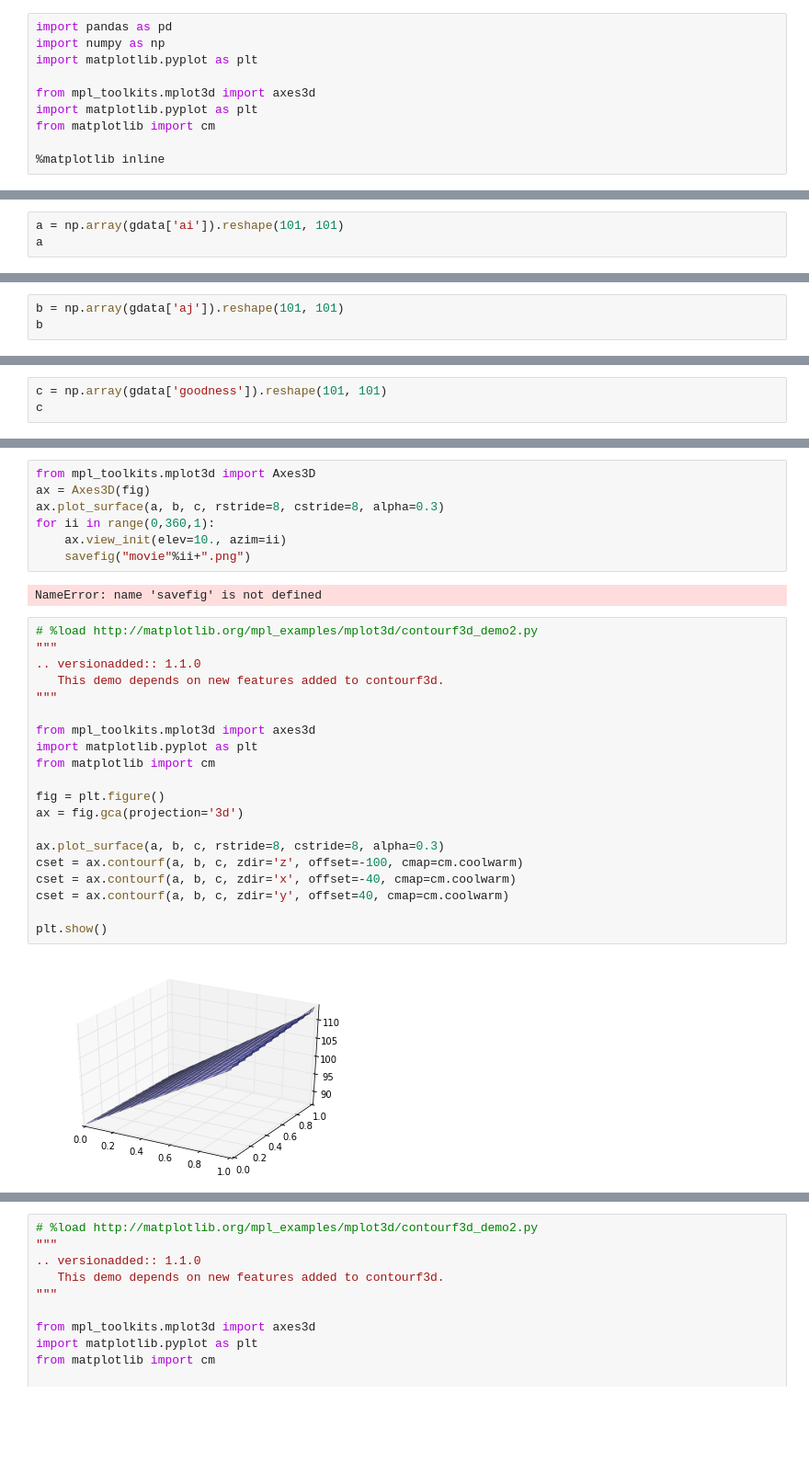
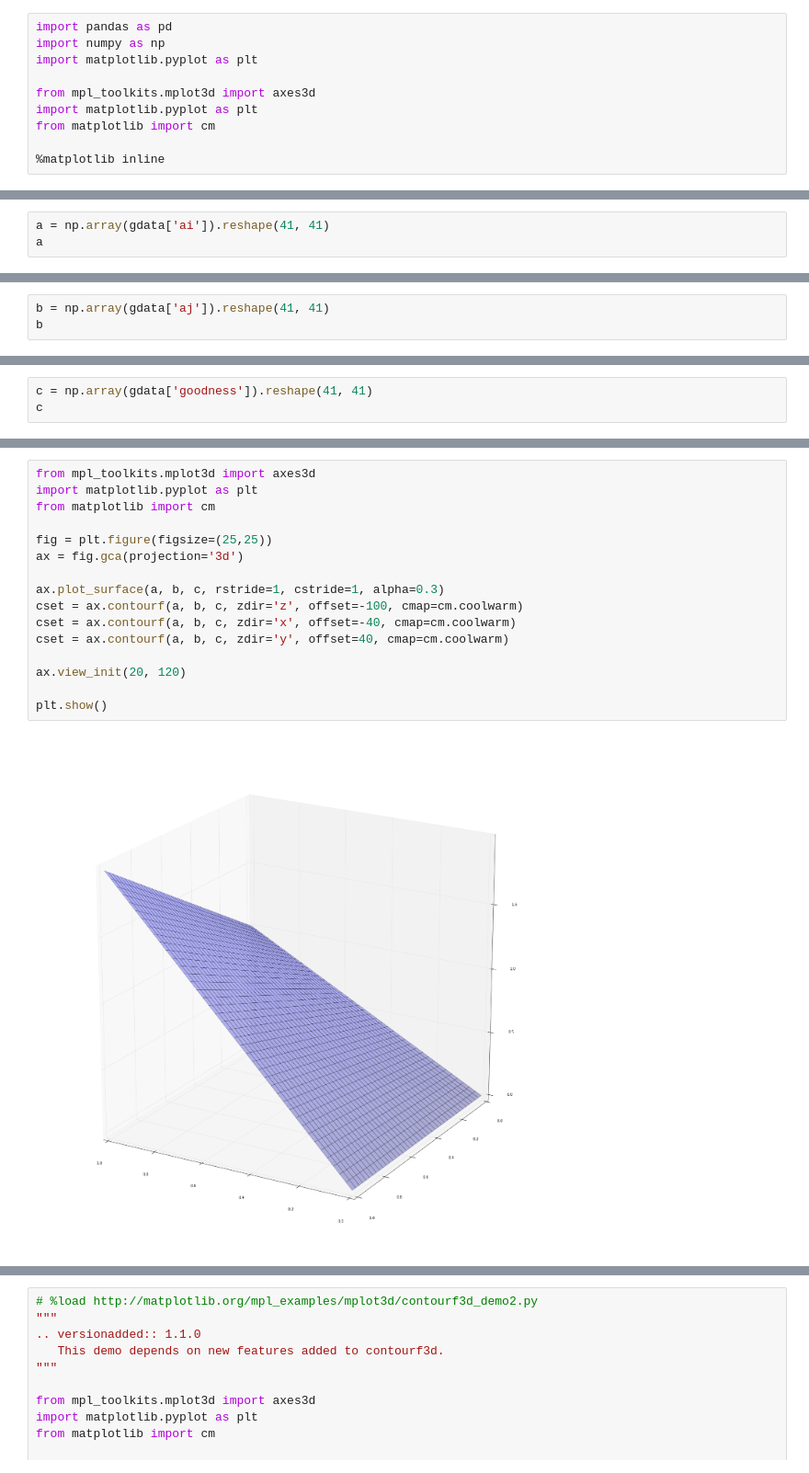
Before and after one commit to chendaniely/multidisciplinary-diffusion-model-experiments, a Jupyter notebook: staging/recurrent/Untitled.ipynb, the cells around one changed output, grey strips where cells are left out. Shown at 92% size. Drawn from its saved outputs; the diff is of its cells as text; blank space fills up the shorter version.

Commit message:
Goodness calculation

```diff
--- a/staging/recurrent/Untitled.ipynb
+++ b/staging/recurrent/Untitled.ipynb
@@ -91,4 +81,4 @@ array([[-30. , -29.5, -29. , ...,  28.5,  29. ,  29.5],
 # %%
-a = np.array(gdata['ai']).reshape(101, 101)
+a = np.array(gdata['ai']).reshape(41, 41)
 a
 # %% [output]
@@ -102,4 +92,4 @@ array([[ 0.  ,  0.01,  0.02, ...,  0.98,  0.99,  1.  ],
 # %%
-b = np.array(gdata['aj']).reshape(101, 101)
+b = np.array(gdata['aj']).reshape(41, 41)
 b
 # %% [output]
@@ -113,4 +103,4 @@ array([[ 0.  ,  0.  ,  0.  , ...,  0.  ,  0.  ,  0.  ],
 # %%
-c = np.array(gdata['goodness']).reshape(101, 101)
+c = np.array(gdata['goodness']).reshape(41, 41)
 c
 # %% [output]
@@ -163,31 +153,18 @@ plt.show()
-# %%
-from mpl_toolkits.mplot3d import Axes3D
-ax = Axes3D(fig)
-ax.plot_surface(a, b, c, rstride=8, cstride=8, alpha=0.3)
-for ii in range(0,360,1):
-    ax.view_init(elev=10., azim=ii)
-    savefig("movie"%ii+".png")
-# %% [output]
-NameError: name 'savefig' is not defined
 # %%
-# %load http://matplotlib.org/mpl_examples/mplot3d/contourf3d_demo2.py
-"""
-.. versionadded:: 1.1.0
-   This demo depends on new features added to contourf3d.
-"""
-
 from mpl_toolkits.mplot3d import axes3d
 import matplotlib.pyplot as plt
 from matplotlib import cm
 
-fig = plt.figure()
+fig = plt.figure(figsize=(25,25))
 ax = fig.gca(projection='3d')
 
-ax.plot_surface(a, b, c, rstride=8, cstride=8, alpha=0.3)
+ax.plot_surface(a, b, c, rstride=1, cstride=1, alpha=0.3)
 cset = ax.contourf(a, b, c, zdir='z', offset=-100, cmap=cm.coolwarm)
 cset = ax.contourf(a, b, c, zdir='x', offset=-40, cmap=cm.coolwarm)
 cset = ax.contourf(a, b, c, zdir='y', offset=40, cmap=cm.coolwarm)
 
+ax.view_init(20, 120)
+
 plt.show()
 # %% [output]
-[figure, old version]
+[figure, new version]
```
Also changed, not shown: parts of 25 cells of this notebook.
